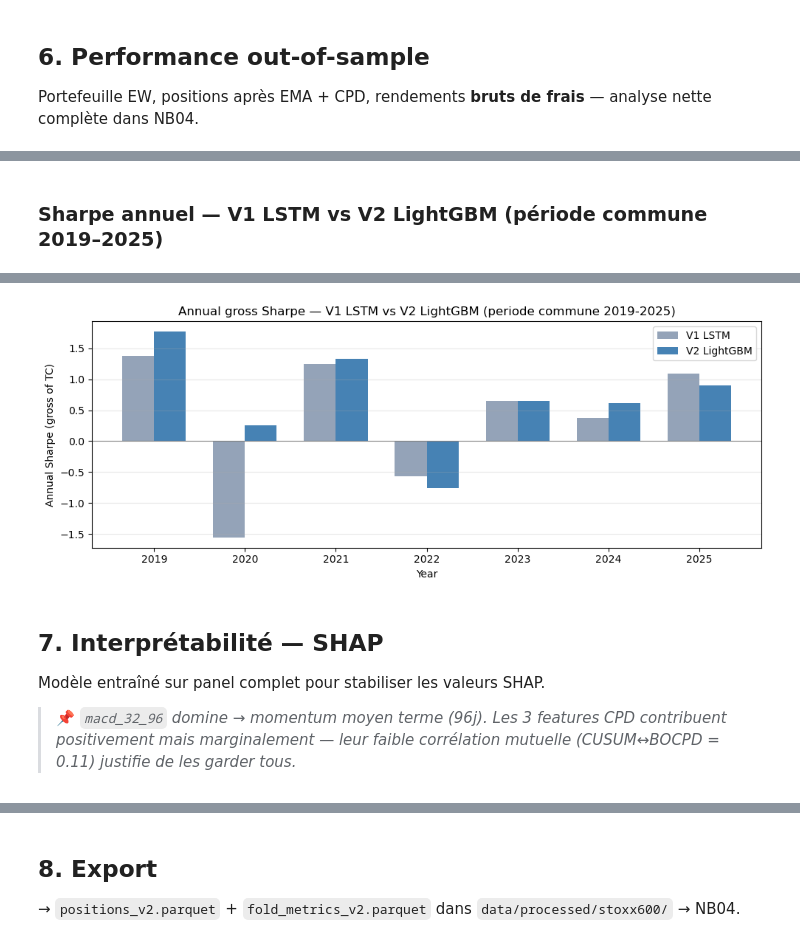
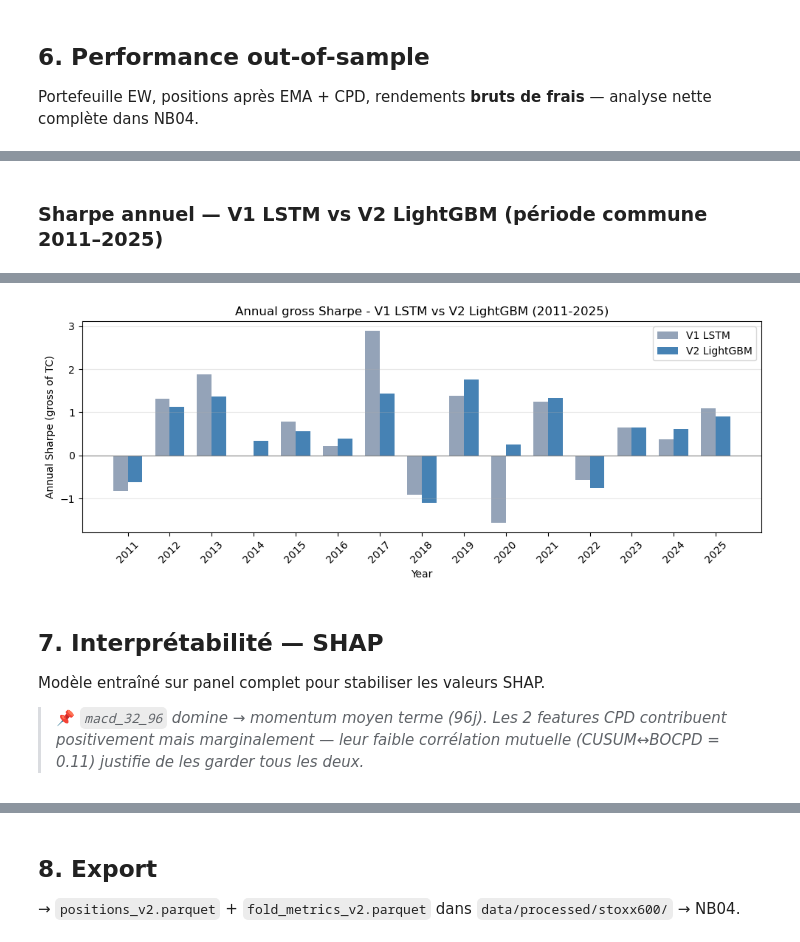
Before and after one commit to VNAZZARENO/Pergam_MSc_2026, a Jupyter notebook: notebooks/03_train_dmn_v2.ipynb, the cells around one changed output, grey strips where cells are left out. Drawn from its saved outputs; the diff is of its cells as text; code cells hidden in the pictures.

```diff
--- a/notebooks/03_train_dmn_v2.ipynb
+++ b/notebooks/03_train_dmn_v2.ipynb
@@ -280,72 +313,67 @@ Out-of-sample performance (equal-weighted, gross of TC):
 # %% [markdown]
-### Sharpe annuel — V1 LSTM vs V2 LightGBM (période commune 2019–2025)
+### Sharpe annuel — V1 LSTM vs V2 LightGBM (période commune 2011–2025)
 # %%
 import matplotlib.pyplot as plt
 import numpy as np
 
-# V2: annual Sharpe from eval_df (computed in previous cell)
-eval_df2 = eval_df.copy()
-eval_df2["year"] = pd.to_datetime(eval_df2["date"]).dt.year
 
-v2_rows = []
-for yr, grp in eval_df2.groupby("year"):
-    ew      = grp.groupby("date")["strat_ret"].mean()
-    ann_ret = ew.mean() * 252
-    ann_vol = ew.std()  * (252 ** 0.5)
-    sharpe  = ann_ret / ann_vol if ann_vol > 0 else float("nan")
-    v2_rows.append({"year": yr, "V2 LightGBM": round(sharpe, 3)})
+# per-year Sharpe ratio of a daily-return column, used to compare V1 and V2 year by year
+def annual_sharpe_table(data, ret_col, label):
+    tmp = data.copy()
+    tmp["year"] = pd.to_datetime(tmp["date"]).dt.year
 
-v2_df = pd.DataFrame(v2_rows)
+    rows = []
+    for year, grp in tmp.groupby("year"):
+        daily_ret = grp.groupby("date")[ret_col].mean()
+        ann_ret = daily_ret.mean() * 252
+        ann_vol = daily_ret.std() * np.sqrt(252)
+        sharpe = ann_ret / ann_vol if ann_vol > 0 else float("nan")
+        rows.append({"year": year, label: round(sharpe, 3)})
+    return pd.DataFrame(rows)
 
-# V1 LSTM: load per-fold predictions
-V1_SUFFIX  = "expanding_cpd21_s5_longonly_tc25bps"
+
+v2_df = annual_sharpe_table(eval_df, "strat_ret", "V2 LightGBM")
+
+# load V1 LSTM's saved test-fold predictions (produced by scripts/03bis_walk_forward.py) for comparison
+V1_SUFFIX = "expanding_cpd21_s5_longonly_tc25bps"
 models_dir = ROOT / cfg["data"]["processed_mod"]
 v1_all = []
 
 for i in range(len(cfg[f"folds_{cfg['fold_type']}"])):
-    f = models_dir / f"predictions_fold{i}_{V1_SUFFIX}.csv"
-    if f.exists():
-        df = pd.read_csv(f, parse_dates=["date"])
-        df["year"] = df["date"].dt.year
-        v1_all.append(df)
+    path = models_dir / f"predictions_fold{i}_{V1_SUFFIX}.csv"
+    if path.exists():
+        v1_all.append(pd.read_csv(path, parse_dates=["date"]))
 
 if v1_all:
     v1_full = pd.concat(v1_all, ignore_index=True)
-    v1_rows = []
-    for yr, grp in v1_full.groupby("year"):
-        ew      = grp.groupby("date")["strat_ret"].mean()
-        ann_ret = ew.mean() * 252
-        ann_vol = ew.std()  * (252 ** 0.5)
-        sharpe  = ann_ret / ann_vol if ann_vol > 0 else float("nan")
-        v1_rows.append({"year": yr, "V1 LSTM": round(sharpe, 3)})
-    v1_df = pd.DataFrame(v1_rows)
-    cmp   = v2_df.merge(v1_df, on="year", how="inner").sort_values("year")  # inner = annees communes uniquement
+    v1_df = annual_sharpe_table(v1_full, "strat_ret", "V1 LSTM")
+    cmp = v2_df.merge(v1_df, on="year", how="inner").sort_values("year")
 else:
     cmp = v2_df.copy()
     cmp["V1 LSTM"] = float("nan")
     print("V1 predictions not found -- run scripts/03bis_walk_forward.py first.")
 
-# Filtrer sur la periode commune (2019-2025)
-cmp = cmp[cmp["year"].between(2019, 2025)].reset_index(drop=True)
+cmp = cmp[cmp["year"].between(2011, 2025)].reset_index(drop=True)
 display(cmp)
 
-years   = [str(y) for y in cmp["year"]]
-x       = np.arange(len(years))
-width   = 0.35
-has_v1  = "V1 LSTM" in cmp.columns and cmp["V1 LSTM"].notna().any()
+years = cmp["year"].astype(str).tolist()
+x = np.arange(len(years))
+width = 0.35
+has_v1 = cmp["V1 LSTM"].notna().any()
 
 fig, ax = plt.subplots(figsize=(10, 4))
 if has_v1:
-    ax.bar(x - width / 2, cmp["V1 LSTM"].fillna(0),  width, label="V1 LSTM",       color="#94a3b8")
-    ax.bar(x + width / 2, cmp["V2 LightGBM"],         width, label="V2 LightGBM",   color="steelblue")
+    ax.bar(x - width / 2, cmp["V1 LSTM"].fillna(0), width, label="V1 LSTM", color="#94a3b8")
+    ax.bar(x + width / 2, cmp["V2 LightGBM"], width, label="V2 LightGBM", color="steelblue")
 else:
     ax.bar(x, cmp["V2 LightGBM"], width, label="V2 LightGBM", color="steelblue")
+
 ax.axhline(0, color="gray", linewidth=0.8)
 ax.set_xticks(x)
-ax.set_xticklabels(years)
+ax.set_xticklabels(years, rotation=45)
 ax.set_xlabel("Year")
 ax.set_ylabel("Annual Sharpe (gross of TC)")
-ax.set_title("Annual gross Sharpe — V1 LSTM vs V2 LightGBM (periode commune 2019-2025)")
+ax.set_title("Annual gross Sharpe - V1 LSTM vs V2 LightGBM (2011-2025)")
 ax.legend()
 ax.grid(True, alpha=0.3, axis="y")
 plt.tight_layout()
@@ -362,10 +398,10 @@ plt.show()
-[figure, old version]
+[figure, new version]
 # %% [markdown]
 ## 7. Interprétabilité — SHAP
 
 Modèle entraîné sur panel complet pour stabiliser les valeurs SHAP.
 
-> 📌 *`macd_32_96` domine → momentum moyen terme (96j). Les 3 features CPD contribuent positivement mais marginalement — leur faible corrélation mutuelle (CUSUM↔BOCPD = 0.11) justifie de les garder tous.*
+> 📌 *`macd_32_96` domine → momentum moyen terme (96j). Les 2 features CPD contribuent positivement mais marginalement — leur faible corrélation mutuelle (CUSUM↔BOCPD = 0.11) justifie de les garder tous les deux.*
 # %%
 import matplotlib.pyplot as plt
 
```
Also changed, not shown: parts of 16 cells of this notebook, 18 other files.
